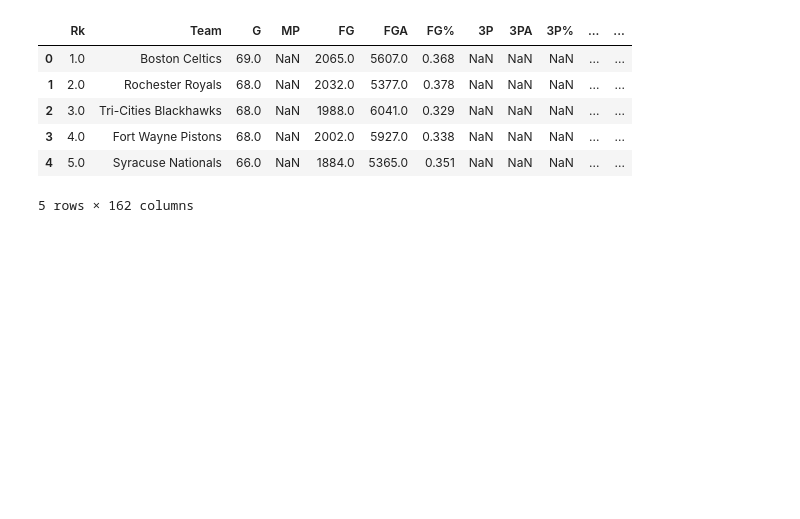
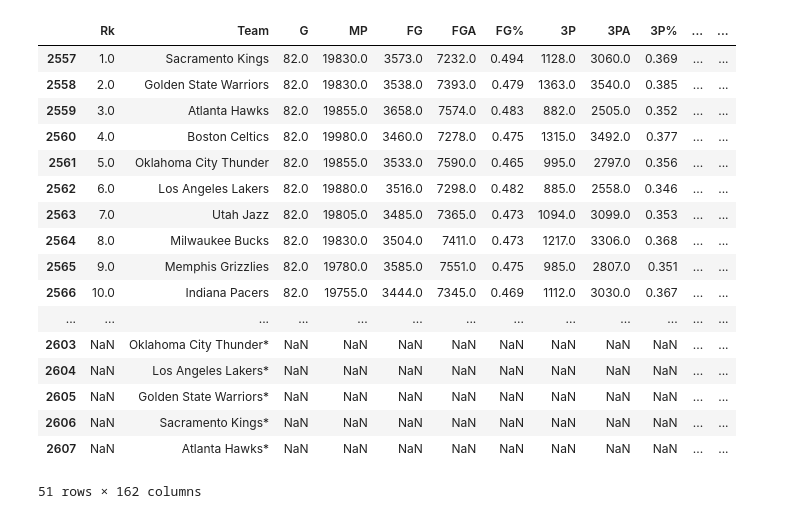
Before and after one commit to jg-pacheco/predict-perform, a Jupyter notebook: gather_years.ipynb, the cells around one changed output. Saved outputs shown, nothing was run; the diff lists cells and outputs as text; code cells hidden in the pictures; blank space fills up the shorter version.

```diff
--- a/gather_years.ipynb
+++ b/gather_years.ipynb
@@ -47,8 +47,9 @@ def combine_csvs(data_folder):
                             current_df.columns = current_df.iloc[0]
                             current_df.drop(current_df.index[0], inplace=True)
                         # Merge the current DataFrame with the merged DataFrame
-                        if subfolder=='2022-23':
+                        if (subfolder=='2022-23') & (file_name=='standings.csv'):
                             current_df[merge_column] = [x[:-5] for x in current_df[merge_column]]
+                        current_df[merge_column] = [x.strip('*') for x in current_df[merge_column]]
                         merged_df = pd.merge(merged_df, current_df, on=merge_column, how='outer',suffixes=('', '_'+file_name[:-4]))
 
                 # Add a new column with the year
@@ -83,15 +84,26 @@ def gather_years(year: int, previous_years: int) -> tuple[pd.DataFrame, pd.Serie
 # %%
 all_years = combine_csvs('./data/')
 # %%
-all_years.head()
+all_years[all_years['Year']=='2022-23']
 # %% [output]
 |  | Rk | Team | G | MP | FG | FGA | FG% | 3P | 3PA | 3P% | ... | ... |
-| 0 | 1.0 | Boston Celtics | 69.0 | NaN | 2065.0 | 5607.0 | 0.368 | NaN | NaN | NaN | ... | ... |
-| 1 | 2.0 | Rochester Royals | 68.0 | NaN | 2032.0 | 5377.0 | 0.378 | NaN | NaN | NaN | ... | ... |
-| 2 | 3.0 | Tri-Cities Blackhawks | 68.0 | NaN | 1988.0 | 6041.0 | 0.329 | NaN | NaN | NaN | ... | ... |
-| 3 | 4.0 | Fort Wayne Pistons | 68.0 | NaN | 2002.0 | 5927.0 | 0.338 | NaN | NaN | NaN | ... | ... |
-| 4 | 5.0 | Syracuse Nationals | 66.0 | NaN | 1884.0 | 5365.0 | 0.351 | NaN | NaN | NaN | ... | ... |
+| 2557 | 1.0 | Sacramento Kings | 82.0 | 19830.0 | 3573.0 | 7232.0 | 0.494 | 1128.0 | 3060.0 | 0.369 | ... | ... |
+| 2558 | 2.0 | Golden State Warriors | 82.0 | 19830.0 | 3538.0 | 7393.0 | 0.479 | 1363.0 | 3540.0 | 0.385 | ... | ... |
+| 2559 | 3.0 | Atlanta Hawks | 82.0 | 19855.0 | 3658.0 | 7574.0 | 0.483 | 882.0 | 2505.0 | 0.352 | ... | ... |
+| 2560 | 4.0 | Boston Celtics | 82.0 | 19980.0 | 3460.0 | 7278.0 | 0.475 | 1315.0 | 3492.0 | 0.377 | ... | ... |
+| 2561 | 5.0 | Oklahoma City Thunder | 82.0 | 19855.0 | 3533.0 | 7590.0 | 0.465 | 995.0 | 2797.0 | 0.356 | ... | ... |
+| 2562 | 6.0 | Los Angeles Lakers | 82.0 | 19880.0 | 3516.0 | 7298.0 | 0.482 | 885.0 | 2558.0 | 0.346 | ... | ... |
+| 2563 | 7.0 | Utah Jazz | 82.0 | 19805.0 | 3485.0 | 7365.0 | 0.473 | 1094.0 | 3099.0 | 0.353 | ... | ... |
+| 2564 | 8.0 | Milwaukee Bucks | 82.0 | 19830.0 | 3504.0 | 7411.0 | 0.473 | 1217.0 | 3306.0 | 0.368 | ... | ... |
+| 2565 | 9.0 | Memphis Grizzlies | 82.0 | 19780.0 | 3585.0 | 7551.0 | 0.475 | 985.0 | 2807.0 | 0.351 | ... | ... |
+| 2566 | 10.0 | Indiana Pacers | 82.0 | 19755.0 | 3444.0 | 7345.0 | 0.469 | 1112.0 | 3030.0 | 0.367 | ... | ... |
+| ... | ... | ... | ... | ... | ... | ... | ... | ... | ... | ... | ... | ... |
+| 2603 | NaN | Oklahoma City Thunder* | NaN | NaN | NaN | NaN | NaN | NaN | NaN | NaN | ... | ... |
+| 2604 | NaN | Los Angeles Lakers* | NaN | NaN | NaN | NaN | NaN | NaN | NaN | NaN | ... | ... |
+| 2605 | NaN | Golden State Warriors* | NaN | NaN | NaN | NaN | NaN | NaN | NaN | NaN | ... | ... |
+| 2606 | NaN | Sacramento Kings* | NaN | NaN | NaN | NaN | NaN | NaN | NaN | NaN | ... | ... |
+| 2607 | NaN | Atlanta Hawks* | NaN | NaN | NaN | NaN | NaN | NaN | NaN | NaN | ... | ... |
-5 rows × 162 columns
+51 rows × 162 columns
 # %%
 for thing in list_dir('./data/2020-21/'):
     frame = pd.read_csv(f'./data/2020-21/{thing}')
```
Also changed, not shown: parts of 3 cells of this notebook, 1 other file.
